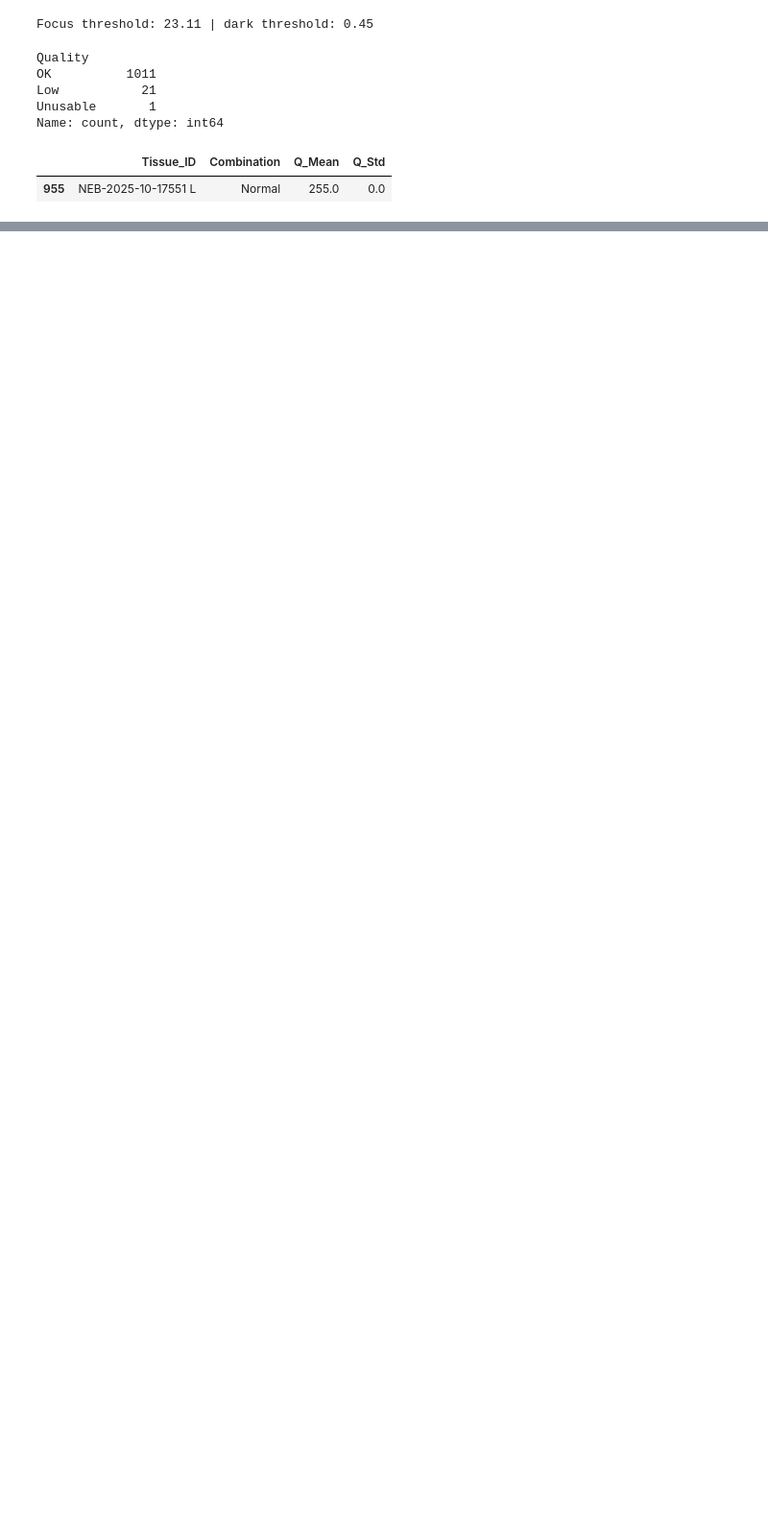
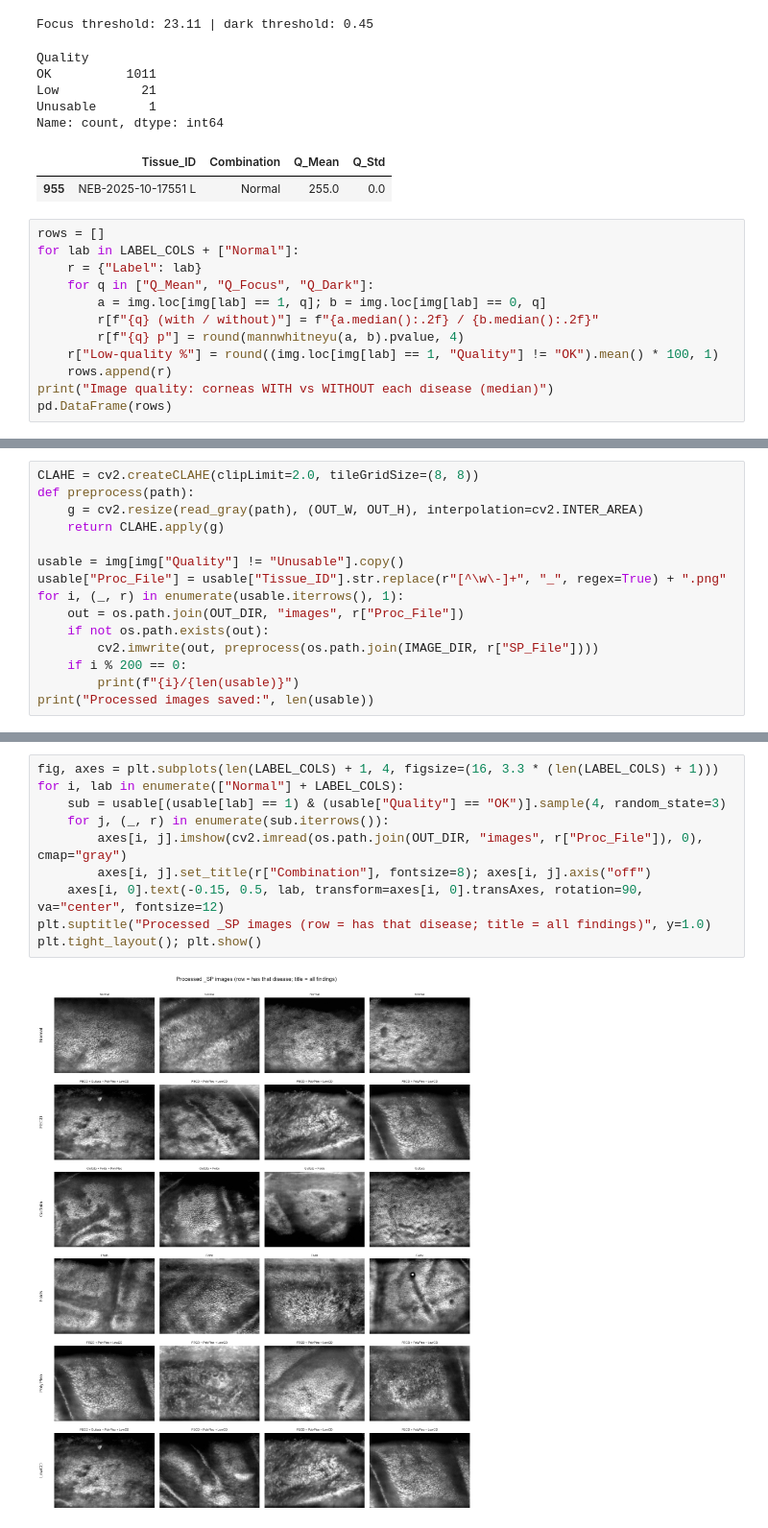
Before and after one commit to Pulitha-m/xai-cornea-grading, a Jupyter notebook: ml/disease - new/notebooks/03_Image_Preparation_MultiLabel.ipynb, the cells around one changed output, grey strips where cells are left out. Shown at 96% size. Drawn from its saved outputs; the diff is of its cells as text; blank space fills up the shorter version.

Commit message:
Completed multilabel image preparation

```diff
--- a/ml/disease - new/notebooks/03_Image_Preparation_MultiLabel.ipynb
+++ b/ml/disease - new/notebooks/03_Image_Preparation_MultiLabel.ipynb
@@ -133,3 +133,15 @@ Unusable       1
 Name: count, dtype: int64
 |  | Tissue_ID | Combination | Q_Mean | Q_Std |
 | 955 | NEB-2025-10-17551 L | Normal | 255.0 | 0.0 |
+# %%
+rows = []
+for lab in LABEL_COLS + ["Normal"]:
+    r = {"Label": lab}
+    for q in ["Q_Mean", "Q_Focus", "Q_Dark"]:
+        a = img.loc[img[lab] == 1, q]; b = img.loc[img[lab] == 0, q]
+        r[f"{q} (with / without)"] = f"{a.median():.2f} / {b.median():.2f}"
+        r[f"{q} p"] = round(mannwhitneyu(a, b).pvalue, 4)
+    r["Low-quality %"] = round((img.loc[img[lab] == 1, "Quality"] != "OK").mean() * 100, 1)
+    rows.append(r)
+print("Image quality: corneas WITH vs WITHOUT each disease (median)")
+pd.DataFrame(rows)
@@ -135,0 +157,15 @@ Name: count, dtype: int64
+# %%
+CLAHE = cv2.createCLAHE(clipLimit=2.0, tileGridSize=(8, 8))
+def preprocess(path):
+    g = cv2.resize(read_gray(path), (OUT_W, OUT_H), interpolation=cv2.INTER_AREA)
+    return CLAHE.apply(g)
+
+usable = img[img["Quality"] != "Unusable"].copy()
+usable["Proc_File"] = usable["Tissue_ID"].str.replace(r"[^\w\-]+", "_", regex=True) + ".png"
+for i, (_, r) in enumerate(usable.iterrows(), 1):
+    out = os.path.join(OUT_DIR, "images", r["Proc_File"])
+    if not os.path.exists(out):
+        cv2.imwrite(out, preprocess(os.path.join(IMAGE_DIR, r["SP_File"])))
+    if i % 200 == 0:
+        print(f"{i}/{len(usable)}")
+print("Processed images saved:", len(usable))
@@ -135,0 +179,12 @@ Name: count, dtype: int64
+# %%
+fig, axes = plt.subplots(len(LABEL_COLS) + 1, 4, figsize=(16, 3.3 * (len(LABEL_COLS) + 1)))
+for i, lab in enumerate(["Normal"] + LABEL_COLS):
+    sub = usable[(usable[lab] == 1) & (usable["Quality"] == "OK")].sample(4, random_state=3)
+    for j, (_, r) in enumerate(sub.iterrows()):
+        axes[i, j].imshow(cv2.imread(os.path.join(OUT_DIR, "images", r["Proc_File"]), 0), cmap="gray")
+        axes[i, j].set_title(r["Combination"], fontsize=8); axes[i, j].axis("off")
+    axes[i, 0].text(-0.15, 0.5, lab, transform=axes[i, 0].transAxes, rotation=90, va="center", fontsize=12)
+plt.suptitle("Processed _SP images (row = has that disease; title = all findings)", y=1.0)
+plt.tight_layout(); plt.show()
+# %% [output]
+[figure, added]
```
Also changed, not shown: parts of 4 cells of this notebook.
